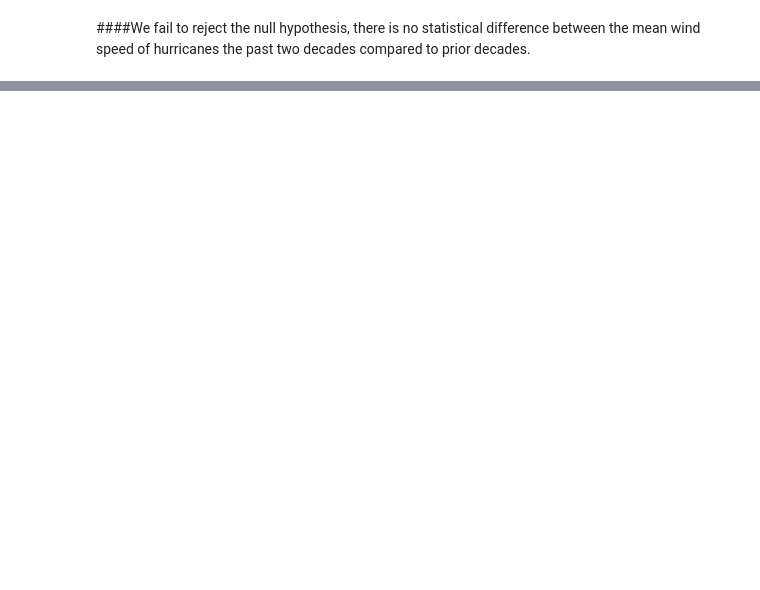
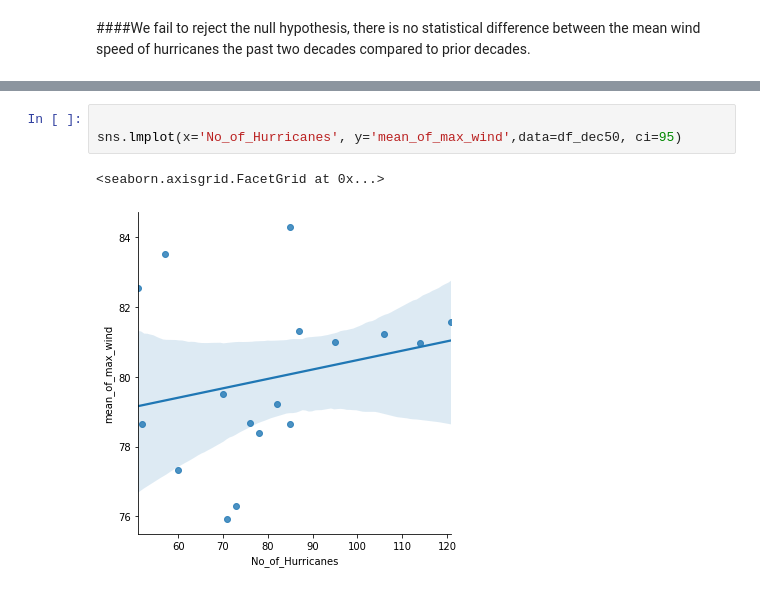
Before and after one commit to nicolascarva/HURDAT, a Jupyter notebook: Hurdat.ipynb, the cells around one changed output, grey strips where cells are left out. Saved outputs shown, nothing was run; the diff lists cells and outputs as text; blank space fills up the shorter version.

```diff
--- a/Hurdat.ipynb
+++ b/Hurdat.ipynb
@@ -284,0 +335,6 @@ sns.lmplot(x='dec', y='No_of_Hurricanes',data=df_dec, ci=95)
+# %%
+
+sns.lmplot(x='No_of_Hurricanes', y='mean_of_max_wind',data=df_dec50, ci=95)
+# %% [output]
+<seaborn.axisgrid.FacetGrid at 0x...>
+[figure, added]
```
Also changed, not shown: parts of 18 cells of this notebook.
